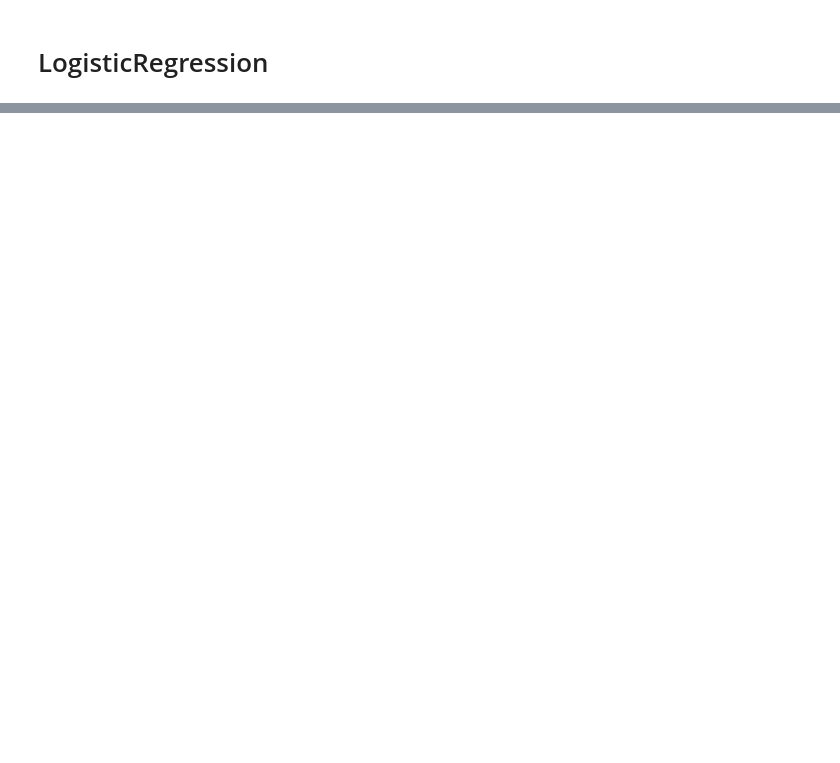
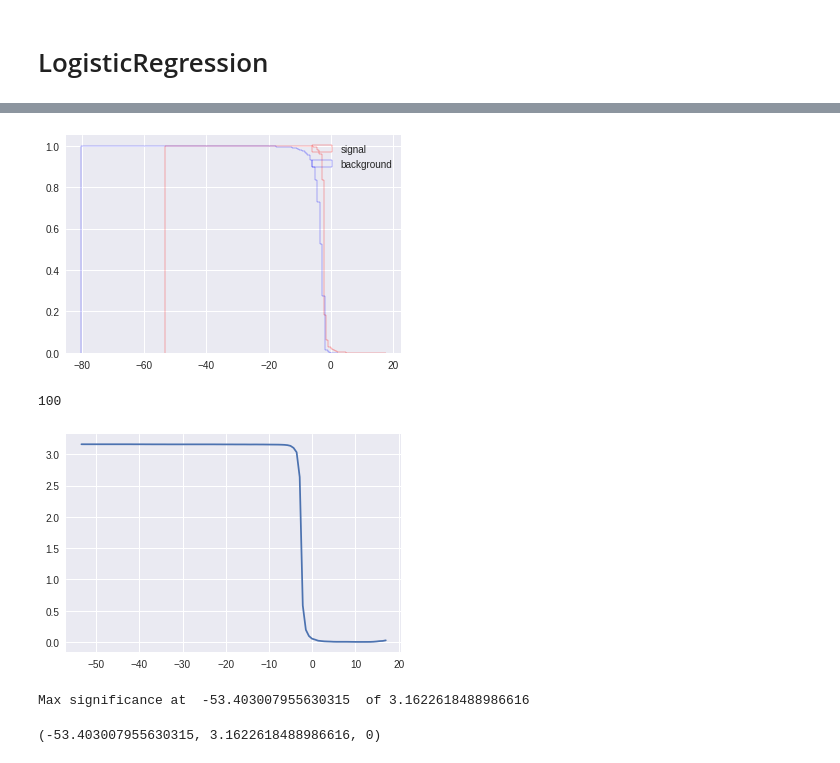
Before and after one commit to SiLiKhon/HEPStatsSeminar, a Jupyter notebook: seminar2/Linear_models.ipynb, the cells around one changed output, grey strips where cells are left out. Drawn from its saved outputs; the diff is of its cells as text; code cells hidden in the pictures; blank space fills up the shorter version.

```diff
--- a/seminar2/Linear_models.ipynb
+++ b/seminar2/Linear_models.ipynb
@@ -459,0 +487,6 @@ Max significance at  -0.3235560329897069  of 54.44154096566929
+# %%
+dsw = ds.copy()
+mask = ds.signal == 0.0
+dsw['weight'] = 0.2275
+dsw.loc[mask, 'weight'] = 4.6809
+dsw.head()
@@ -467,21 +521,21 @@ ds = ds.iloc[np.random.permutation(len(ds))].reset_index(drop=True).copy()
 # %%
-train, test = train_test_split(ds, test_size=0.25)
+train, test = train_test_split(dsw, test_size=0.25)
 # %%
 from sklearn.preprocessing import RobustScaler
 # %%
 def features(x):
     return np.array([
-x['lep1vsPt_px'], x['lep1vsPt_py'], x['lep1vsPt_pz'], x['lep1vsPt_e'], x['lep1vsPt_m'], \
-x['lep2vsPt_px'], x['lep2vsPt_py'], x['lep2vsPt_pz'], x['lep2vsPt_e'], x['lep2vsPt_m'], \
-x['lep3vsPt_px'], x['lep3vsPt_py'], x['lep3vsPt_pz'], x['lep3vsPt_e'], x['lep3vsPt_m'], \
-x['lep4vsPt_px'], x['lep4vsPt_py'], x['lep4vsPt_pz'], x['lep4vsPt_e'], x['lep4vsPt_m'], \
-x['m'],
+x['lep1vsPt_e'], x['lep1vsPt_pt'], x['lep1vsPt_px'], x['lep1vsPt_py'], x['lep1vsPt_pz'], x['lep1vsPt_theta'], x['lep1vsPt_eta'], x['lep1vsPt_phi'], \
+x['lep2vsPt_e'], x['lep2vsPt_pt'], x['lep2vsPt_px'], x['lep2vsPt_py'], x['lep2vsPt_pz'], x['lep2vsPt_theta'], x['lep2vsPt_eta'], x['lep2vsPt_phi'], \
+x['lep3vsPt_e'], x['lep3vsPt_pt'], x['lep3vsPt_px'], x['lep3vsPt_py'], x['lep3vsPt_pz'], x['lep3vsPt_theta'], x['lep3vsPt_eta'], x['lep3vsPt_phi'], \
+x['lep4vsPt_e'], x['lep4vsPt_pt'], x['lep4vsPt_px'], x['lep4vsPt_py'], x['lep4vsPt_pz'], x['lep4vsPt_theta'], x['lep4vsPt_eta'], x['lep4vsPt_phi'], \
+x['m'], \
     ]).T
 
 scaler = RobustScaler()
 model = LogisticRegression()
 scaler.fit(features(train))
-model.fit(scaler.transform(features(train)), train.signal)
+model.fit(scaler.transform(features(train)), train.signal, train.weight)
 
 preds_train = model.predict_proba(scaler.transform(features(train)))[:,1]
 preds_test  = model.predict_proba(scaler.transform(features(test )))[:,1]
@@ -517,0 +565,34 @@ NameError: ignored
+# %%
+def PlotSignificance(N_S,N_B, N_S_min=1):
+    plt.figure()
+    eff_sig,bins_sig,p_sig=plt.hist(model.decision_function(scaler.transform(features(train[train.signal == 1.0]))),bins=100,histtype="step",color="red",label="signal",cumulative=-1,stacked=True,normed=True)
+    eff_bkg,bins_bkg,p_bkg=plt.hist(model.decision_function(scaler.transform(features(train[train.signal == 0.0]))),bins=100,histtype="step",color="blue",label="background",cumulative=-1,stacked=True,normed=True)
+    plt.legend(loc='upper right')
+    plt.show()
+
+    good_bins = np.where(eff_sig*N_S>=N_S_min)
+
+    print(len(good_bins[0]))
+    if len(good_bins[0])<1:
+        print("Insufficient Signal.")
+        return 0,0,0
+
+    significance=(N_S*eff_sig)/np.sqrt((N_B*eff_bkg)+(N_S*eff_sig))
+
+    plt.figure()
+    plt.plot(bins_sig[:-1],significance)
+
+    max_sign=np.max(significance[good_bins])
+    max_signI=np.argmax(significance[good_bins])
+
+    plt.show()
+    print("Max significance at ", bins_sig[max_signI], " of", max_sign)
+    return bins_sig[max_signI],max_sign, max_signI
+
+PlotSignificance(1000000,1e11)
+# %% [output]
+[figure, added]
+100
+[figure, added]
+Max significance at  -53.403007955630315  of 3.1622618488986616
+(-53.403007955630315, 3.1622618488986616, 0)
```
Also changed, not shown: parts of 26 cells of this notebook.
